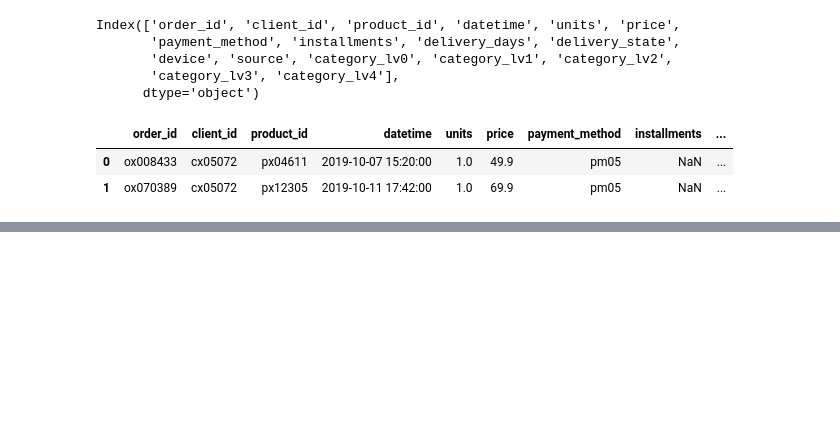
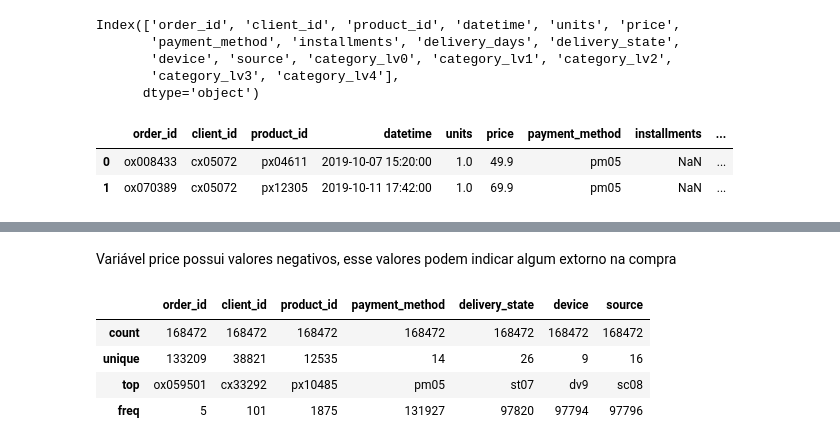
Before and after one commit to LucianoBatista/churn-classifier, a Jupyter notebook: analysis/initial_eda.ipynb, the cells around one changed output, grey strips where cells are left out. Cells and saved outputs as stored; diff of their text form; code cells hidden in the pictures; blank space fills up the shorter version.

```diff
--- a/analysis/initial_eda.ipynb
+++ b/analysis/initial_eda.ipynb
@@ -91,0 +311,10 @@ orders_product_df[orders_product_df["client_id"] == "cx05072"]
+# %% [markdown]
+Variável price possui valores negativos, esse valores podem indicar algum extorno na compra
+# %%
+orders.describe(include="object")
+# %% [output]
+|  | order_id | client_id | product_id | payment_method | delivery_state | device | source |
+| count | 168472 | 168472 | 168472 | 168472 | 168472 | 168472 | 168472 |
+| unique | 133209 | 38821 | 12535 | 14 | 26 | 9 | 16 |
+| top | ox059501 | cx33292 | px10485 | pm05 | st07 | dv9 | sc08 |
+| freq | 5 | 101 | 1875 | 131927 | 97820 | 97794 | 97796 |
```
Also changed, not shown: parts of 26 cells of this notebook, 9 other files.
